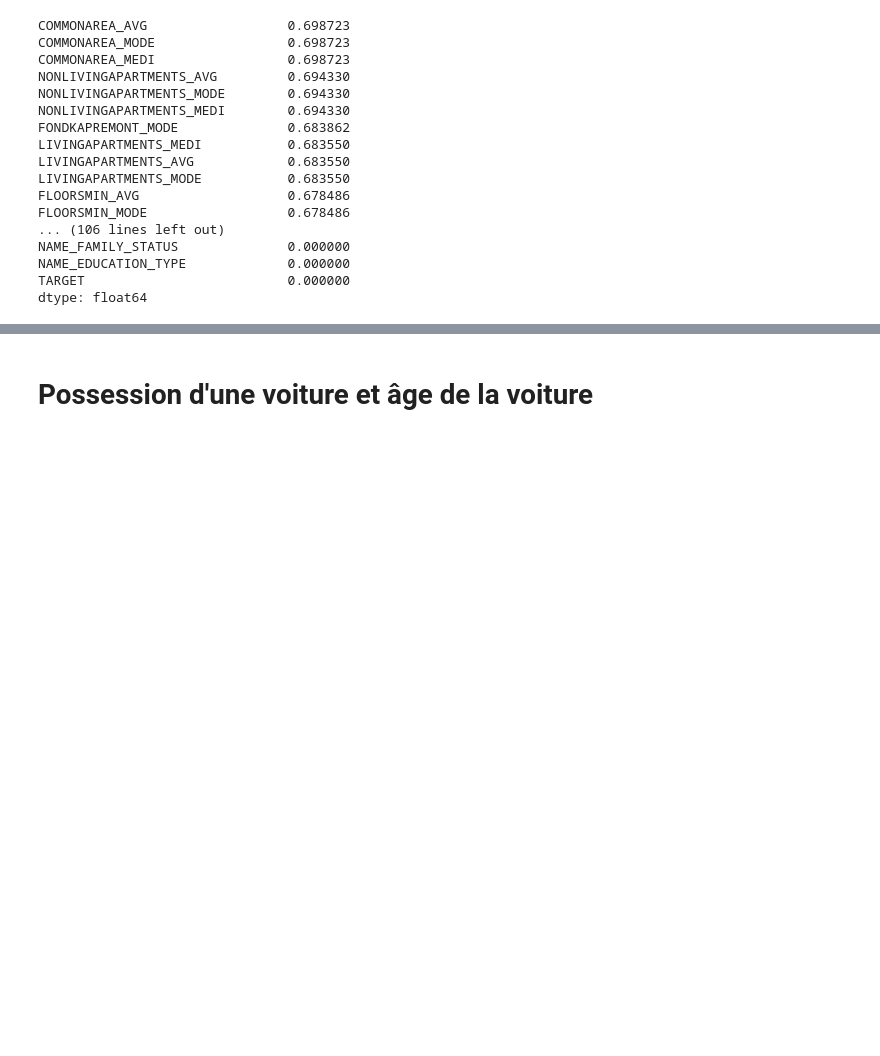
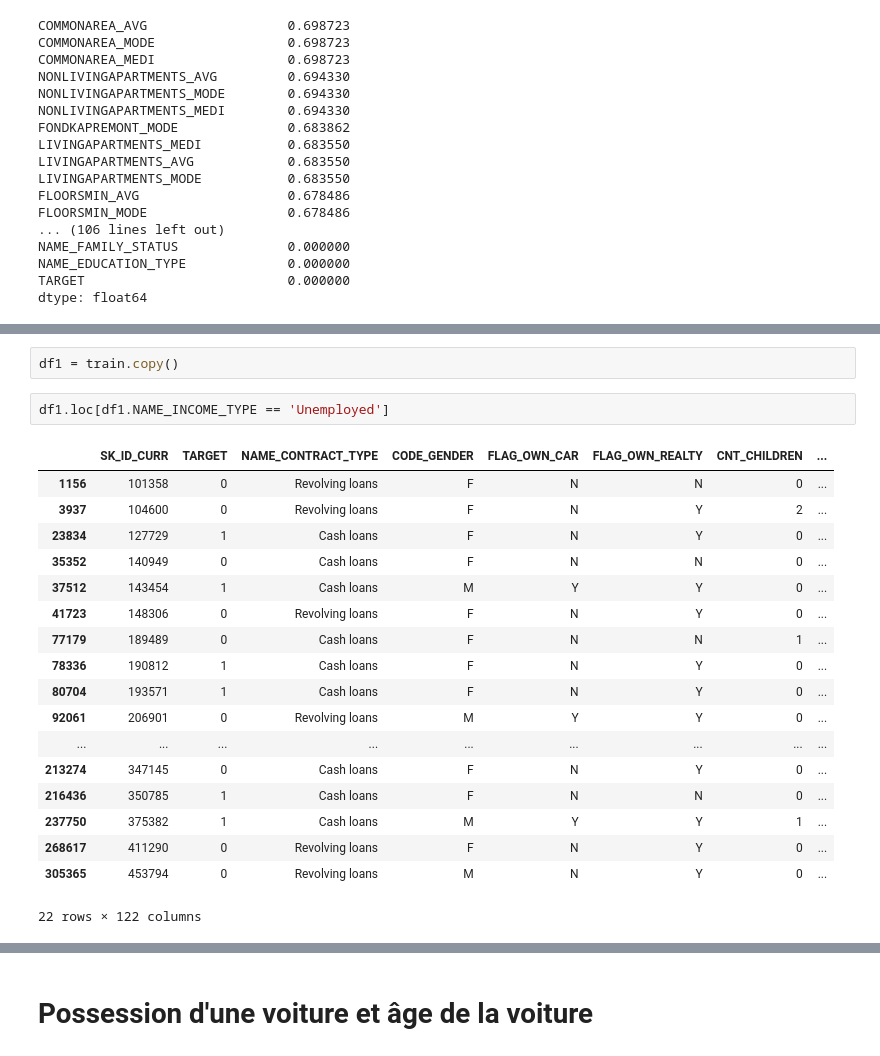
Before and after one commit to gitadum/credit_risk_rating, a Jupyter notebook: 00_notebooks/02_Exploration.ipynb, the cells around one changed output, grey strips where cells are left out. Saved outputs shown, nothing was run; the diff lists cells and outputs as text; blank space fills up the shorter version.

```diff
--- a/00_notebooks/02_Exploration.ipynb
+++ b/00_notebooks/02_Exploration.ipynb
@@ -80,0 +195,23 @@ dtype: float64
+# %%
+df1 = train.copy()
+# %%
+df1.loc[df1.NAME_INCOME_TYPE == 'Unemployed']
+# %% [output]
+|  | SK_ID_CURR | TARGET | NAME_CONTRACT_TYPE | CODE_GENDER | FLAG_OWN_CAR | FLAG_OWN_REALTY | CNT_CHILDREN | ... |
+| 1156 | 101358 | 0 | Revolving loans | F | N | N | 0 | ... |
+| 3937 | 104600 | 0 | Revolving loans | F | N | Y | 2 | ... |
+| 23834 | 127729 | 1 | Cash loans | F | N | Y | 0 | ... |
+| 35352 | 140949 | 0 | Cash loans | F | N | N | 0 | ... |
+| 37512 | 143454 | 1 | Cash loans | M | Y | Y | 0 | ... |
+| 41723 | 148306 | 0 | Revolving loans | F | N | Y | 0 | ... |
+| 77179 | 189489 | 0 | Cash loans | F | N | N | 1 | ... |
+| 78336 | 190812 | 1 | Cash loans | F | N | Y | 0 | ... |
+| 80704 | 193571 | 1 | Cash loans | F | N | Y | 0 | ... |
+| 92061 | 206901 | 0 | Revolving loans | M | Y | Y | 0 | ... |
+| ... | ... | ... | ... | ... | ... | ... | ... | ... |
+| 213274 | 347145 | 0 | Cash loans | F | N | Y | 0 | ... |
+| 216436 | 350785 | 1 | Cash loans | F | N | N | 0 | ... |
+| 237750 | 375382 | 1 | Cash loans | M | Y | Y | 1 | ... |
+| 268617 | 411290 | 0 | Revolving loans | F | N | Y | 0 | ... |
+| 305365 | 453794 | 0 | Revolving loans | M | N | Y | 0 | ... |
+22 rows × 122 columns
```
Also changed, not shown: parts of 17 cells of this notebook.
